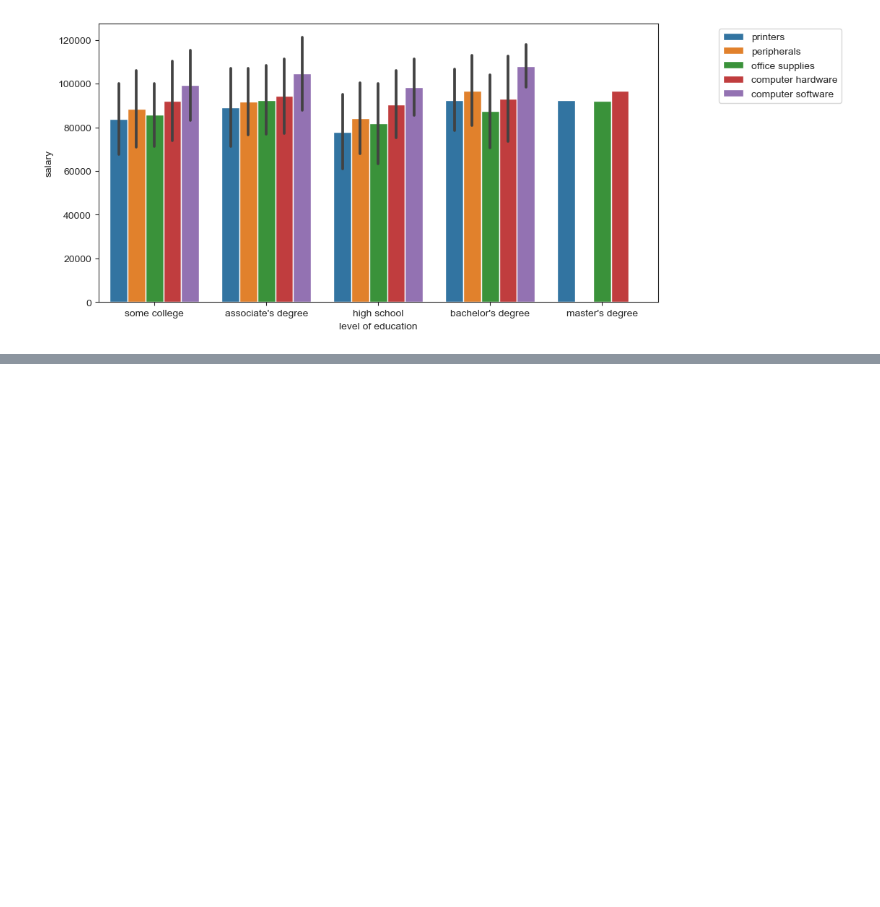
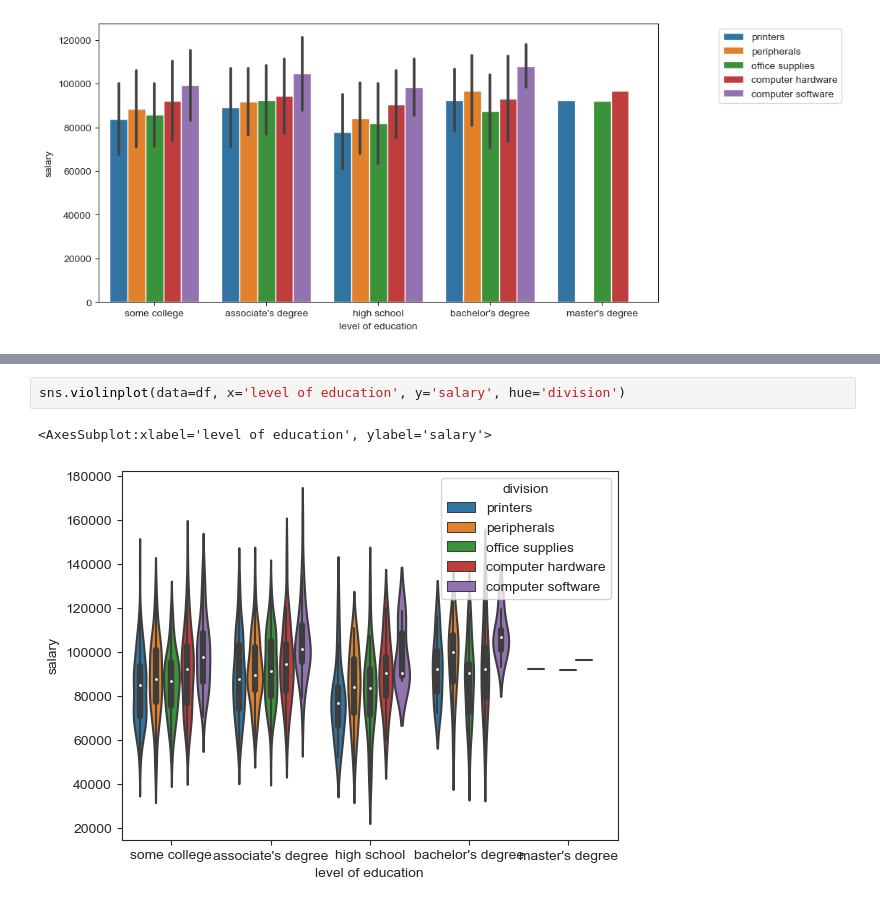
Before and after one commit to rohitcodism/ML-DS, a Jupyter notebook: practices/Seaborn/scatterPlot.ipynb, the cells around one changed output, grey strips where cells are left out. Drawn from its saved outputs; the diff is of its cells as text; blank space fills up the shorter version.

```diff
--- a/practices/Seaborn/scatterPlot.ipynb
+++ b/practices/Seaborn/scatterPlot.ipynb
@@ -201,0 +203,5 @@ plt.show()
+# %%
+sns.violinplot(data=df, x='level of education', y='salary', hue='division')
+# %% [output]
+<AxesSubplot:xlabel='level of education', ylabel='salary'>
+[figure, added]
```
Also changed, not shown: parts of 8 cells of this notebook.
